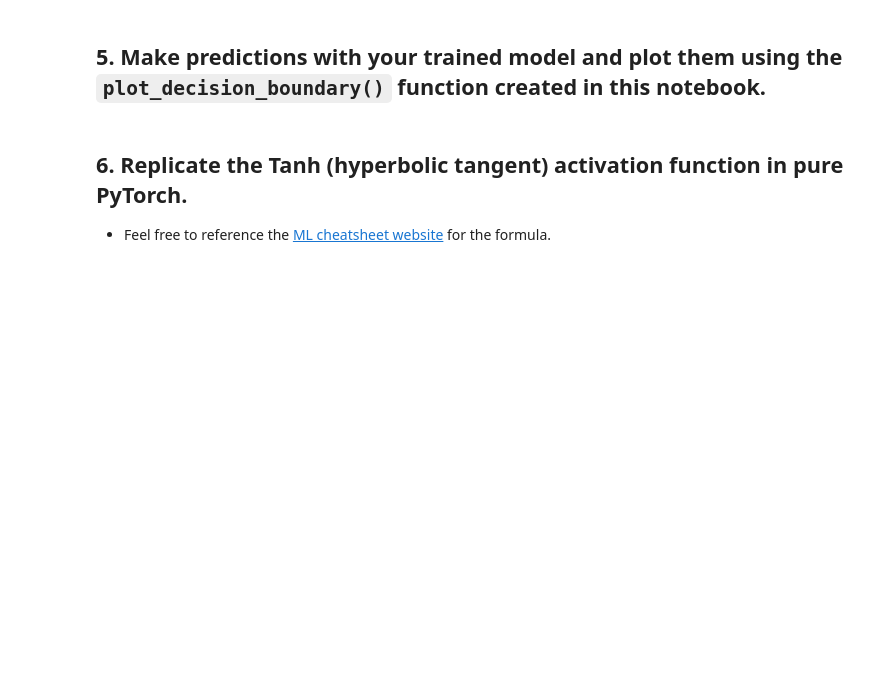
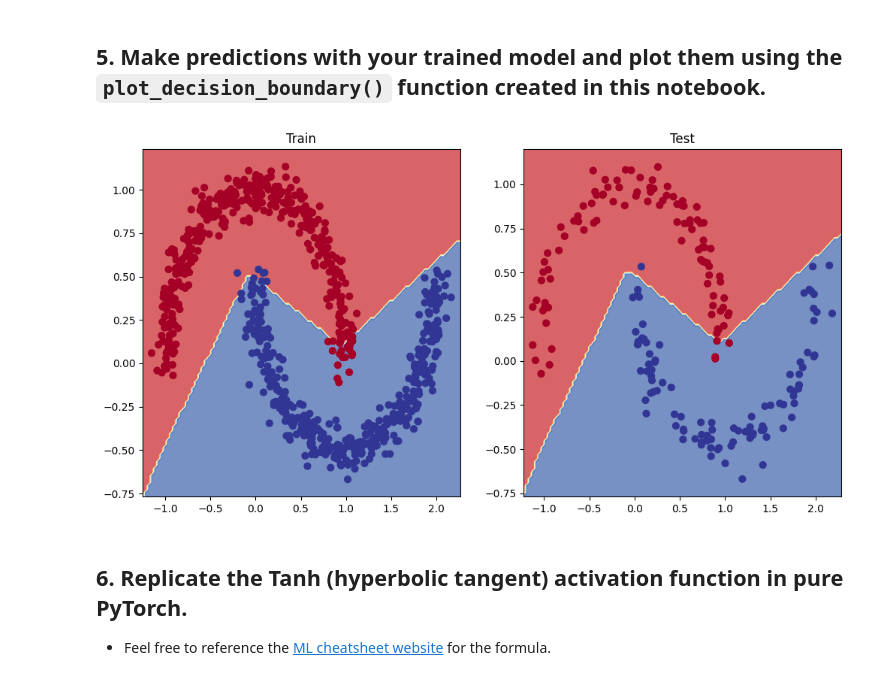
Before and after one commit to ZyWang7/PyTorch-for-DL-ML, a Jupyter notebook: exercises/02_pytorch_classification_exercises.ipynb, the cells around one changed output. Cells and saved outputs as stored; diff of their text form; code cells hidden in the pictures; blank space fills up the shorter version.

```diff
--- a/exercises/02_pytorch_classification_exercises.ipynb
+++ b/exercises/02_pytorch_classification_exercises.ipynb
@@ -72,8 +72,8 @@ X.shape, y.shape, type(X)
 ((1000, 2), (1000,), numpy.ndarray)
 # %%
 # Turn data into tensors of dtype float
-X = torch.from_numpy(X).type(torch.float)
-y = torch.from_numpy(y).type(torch.float)
+X = torch.tensor(X, dtype=torch.float)
+y = torch.tensor(y, dtype=torch.float)
 
 # Split the data into train and test sets (80% train, 20% test)
 from sklearn.model_selection import train_test_split
@@ -126,15 +126,15 @@ optimizer = torch.optim.SGD(params=model_0.parameters(), lr=0.1)
   * The training loop should output progress every 10 epochs of the model's training and test set loss and accuracy.
 # %%
 # What's coming out of our model?
-y_logits = model_0(X_train).squeeze()
+y_logits = model_0(X_train[:10]).squeeze()
 # logits (raw outputs of model)
-print("Logits:", y_logits[:10])
+print("Logits:", y_logits)
 
 # Prediction probabilities
 pred_probs = torch.sigmoid(y_logits)
-print("Pred probs:", pred_probs[:10])
+print("Pred probs:", pred_probs)
 
 # Prediction labels
-pred_labels = torch.round(pred_probs[:10])
+pred_labels = torch.round(pred_probs)
 print("Pred labels:", pred_labels)
 # %% [output]
@@ -258,3 +255,14 @@ def plot_decision_boundary(model, X, y):
+# %%
+# Plot decision boundaries for training and test sets
+plt.figure(figsize=(12, 6))
+plt.subplot(1, 2, 1)
+plt.title("Train")
+plot_decision_boundary(model_0, X_train, y_train)
+plt.subplot(1, 2, 2)
+plt.title("Test")
+plot_decision_boundary(model_0, X_test, y_test)
+# %% [output]
+[figure, added]
 # %% [markdown]
 ## 6. Replicate the Tanh (hyperbolic tangent) activation function in pure PyTorch.
   * Feel free to reference the [ML cheatsheet website](https://ml-cheatsheet.readthedocs.io/en/latest/activation_functions.html#tanh) for the formula.
```
Also changed, not shown: parts of 10 cells of this notebook.
